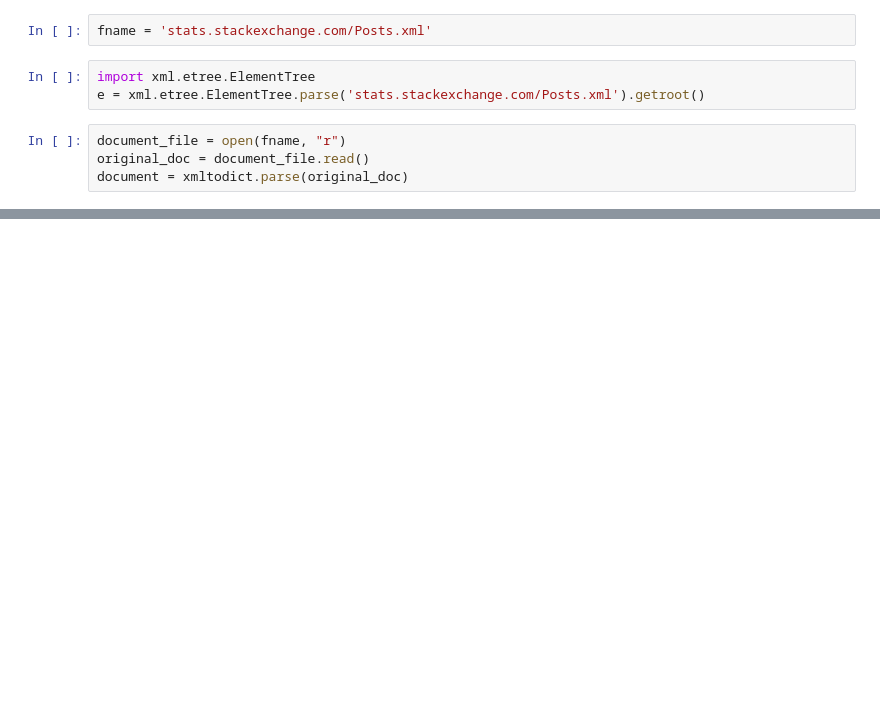
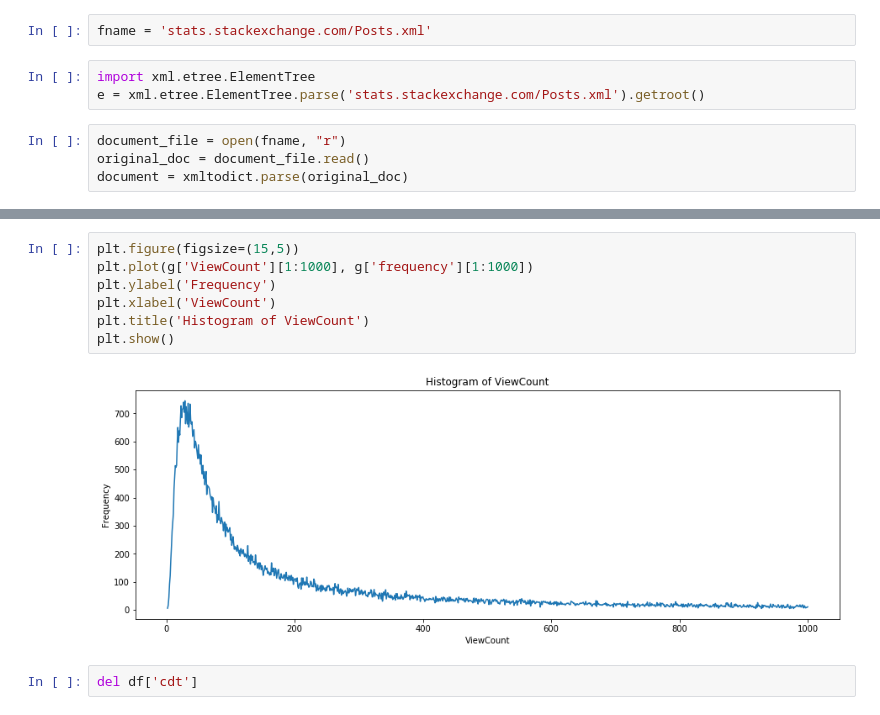
Before and after one commit to data-skeptic/feature-engineering-training, a Jupyter notebook: nlp-stack-overflow.ipynb, the cells around one changed output, grey strips where cells are left out. Saved outputs shown, nothing was run; the diff lists cells and outputs as text; blank space fills up the shorter version.

```diff
--- a/nlp-stack-overflow.ipynb
+++ b/nlp-stack-overflow.ipynb
@@ -31,0 +91,11 @@ OrderedDict([('@Id', '1'),
+# %%
+plt.figure(figsize=(15,5))
+plt.plot(g['ViewCount'][1:1000], g['frequency'][1:1000])
+plt.ylabel('Frequency')
+plt.xlabel('ViewCount')
+plt.title('Histogram of ViewCount')
+plt.show()
+# %% [output]
+[figure, added]
+# %%
+del df['cdt']
```
Also changed, not shown: parts of 114 cells of this notebook.
